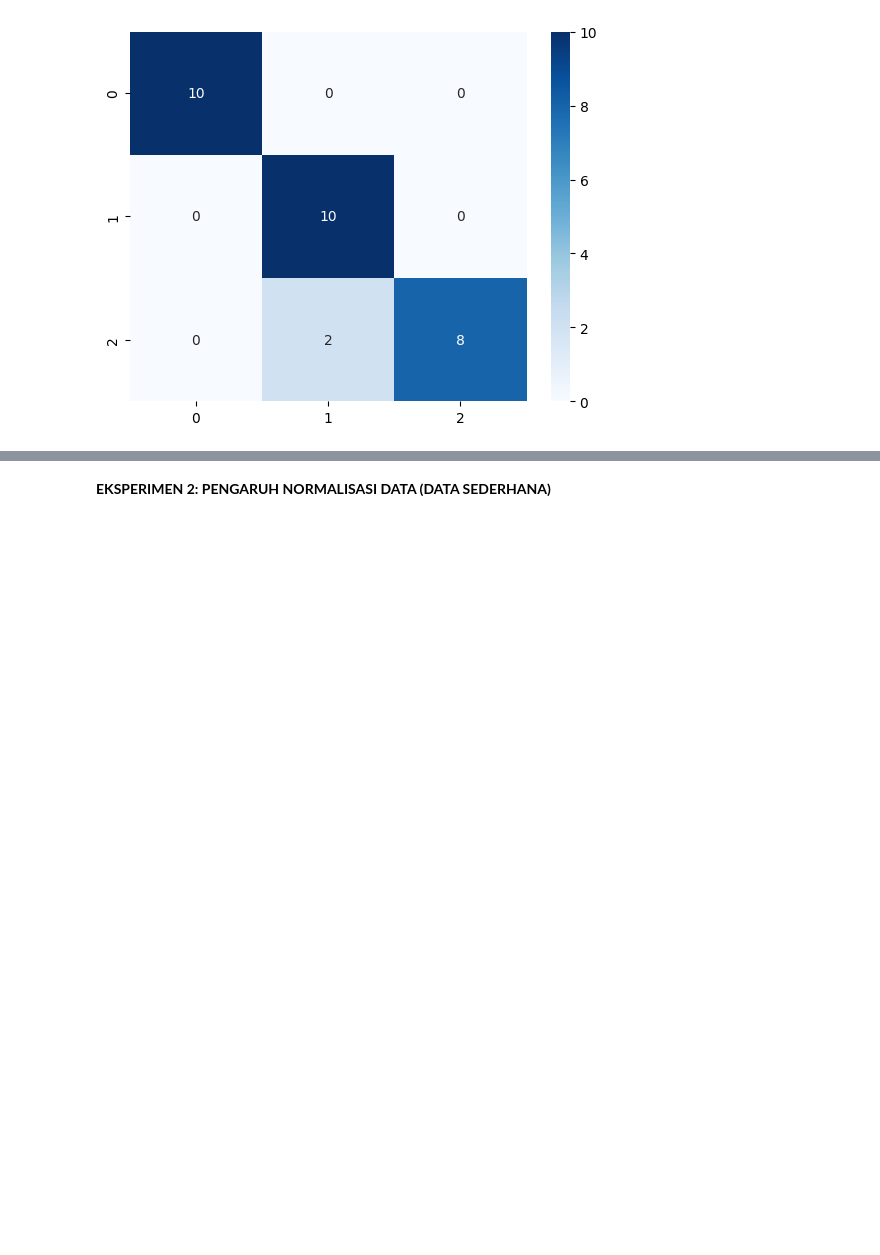
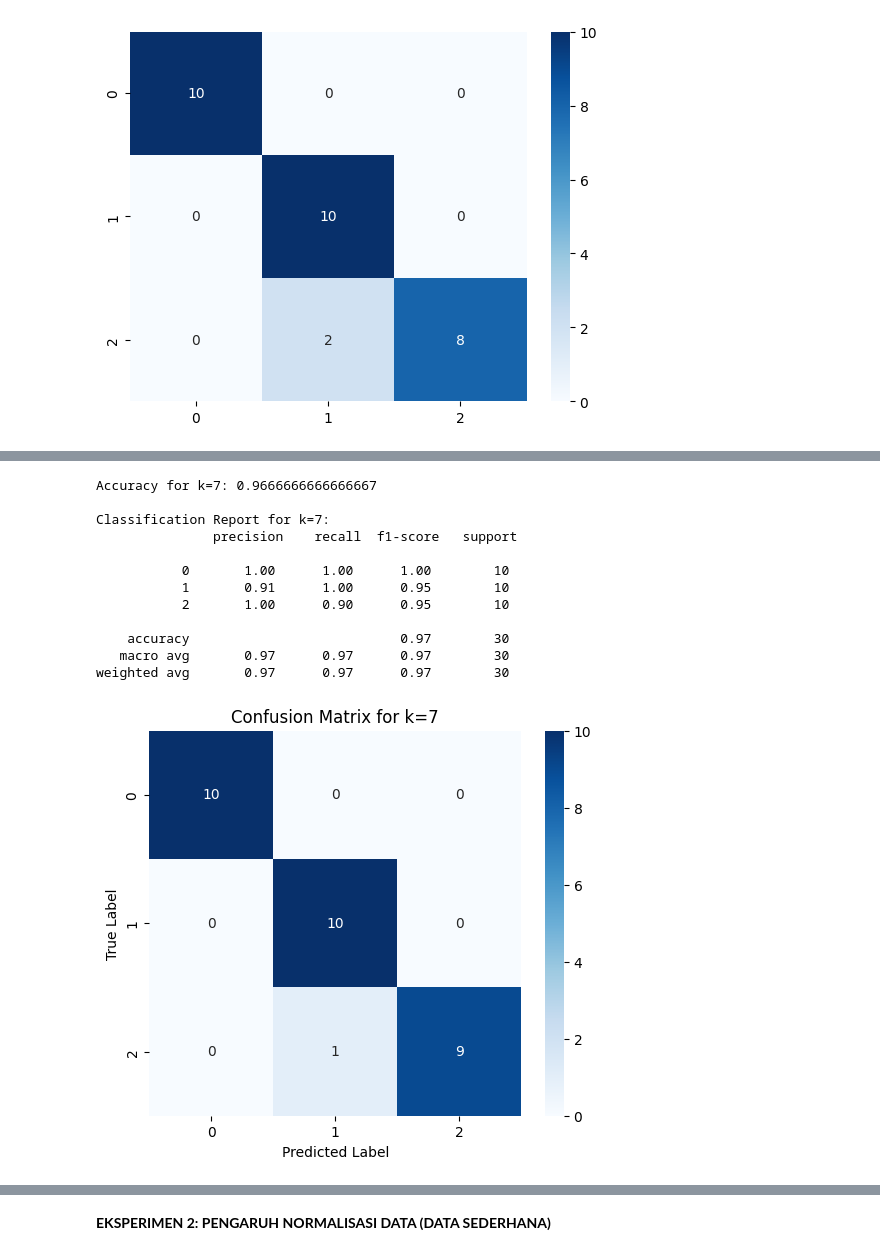
Before and after one commit to dindahanifa/analisis_pengujian, a Jupyter notebook: K_Nearest_Neighbors_(KNN).ipynb, the cells around one changed output, grey strips where cells are left out. Saved outputs shown, nothing was run; the diff lists cells and outputs as text; code cells hidden in the pictures; blank space fills up the shorter version.

```diff
--- a/K_Nearest_Neighbors_(KNN).ipynb
+++ b/K_Nearest_Neighbors_(KNN).ipynb
@@ -153,0 +185,29 @@ weighted avg       0.94      0.93      0.93        30
+# %%
+knn_k7 = KNeighborsClassifier(n_neighbors=7, metric='euclidean')
+knn_k7.fit(X_train_scaled, y_train)
+
+y_pred_k7 = knn_k7.predict(X_test_scaled)
+
+print(f"Accuracy for k=7: {accuracy_score(y_test, y_pred_k7)}")
+print("\nClassification Report for k=7:\n", classification_report(y_test, y_pred_k7))
+
+plt.figure(figsize=(6, 5))
+sns.heatmap(confusion_matrix(y_test, y_pred_k7), annot=True, fmt='d', cmap='Blues')
+plt.title('Confusion Matrix for k=7')
+plt.xlabel('Predicted Label')
+plt.ylabel('True Label')
+plt.show()
+# %% [output]
+Accuracy for k=7: 0.9666666666666667
+
+Classification Report for k=7:
+               precision    recall  f1-score   support
+
+           0       1.00      1.00      1.00        10
+           1       0.91      1.00      0.95        10
+           2       1.00      0.90      0.95        10
+
+    accuracy                           0.97        30
+   macro avg       0.97      0.97      0.97        30
+weighted avg       0.97      0.97      0.97        30
+[figure, added]
```
Also changed, not shown: parts of 18 cells of this notebook.
